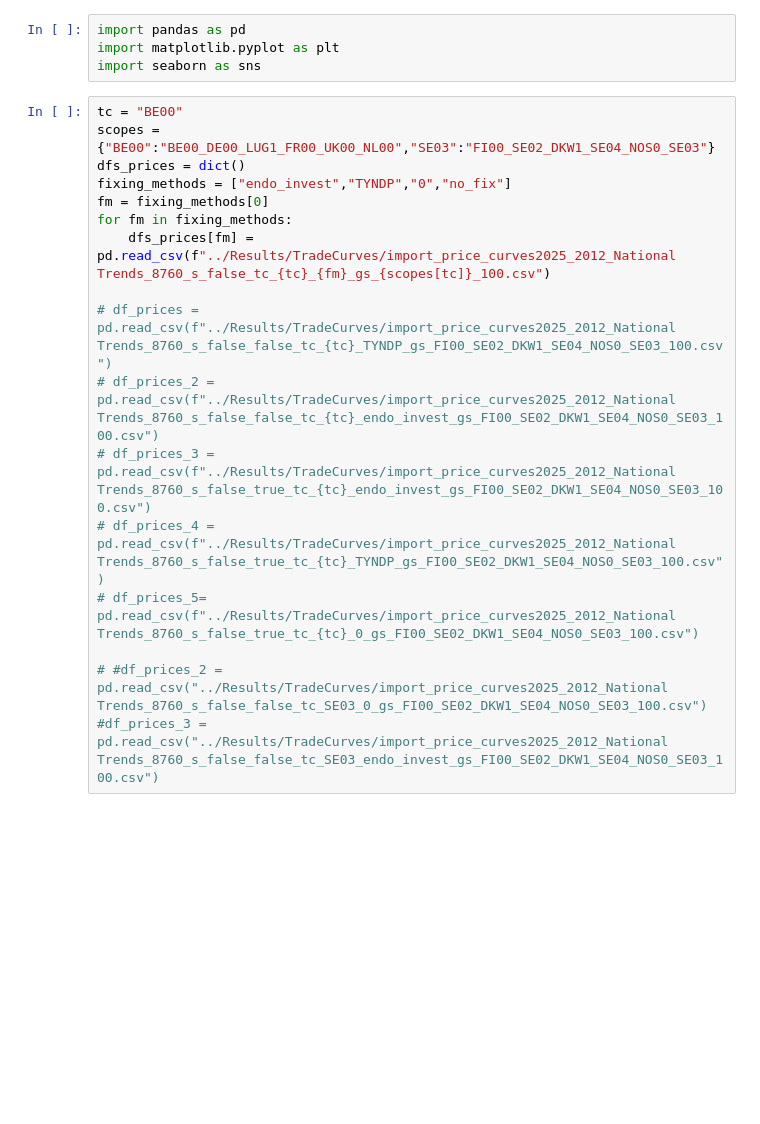
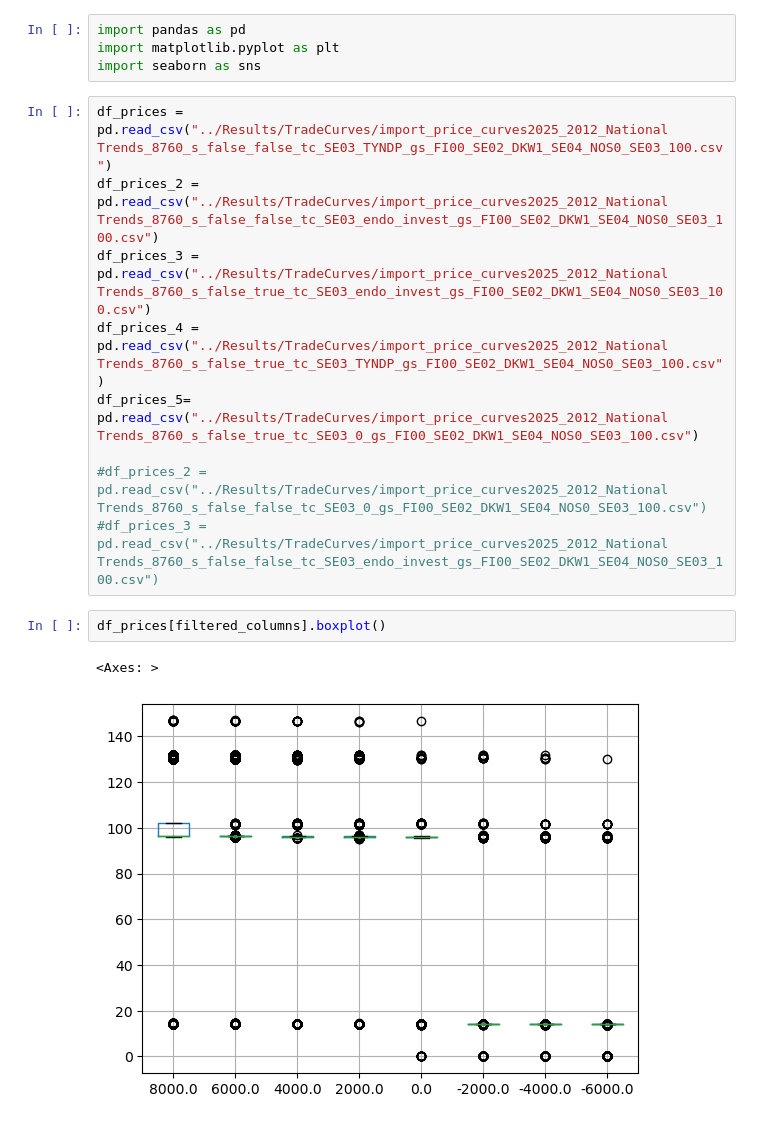
Before and after one commit to KristofPhillips95/ImportExport, a Jupyter notebook: analysis_scripts/PricesAnalysis.ipynb, the cells around one changed output. Drawn from its saved outputs; the diff is of its cells as text; blank space fills up the shorter version.

```diff
--- a/analysis_scripts/PricesAnalysis.ipynb
+++ b/analysis_scripts/PricesAnalysis.ipynb
@@ -3,22 +3,19 @@ import pandas as pd
 import matplotlib.pyplot as plt
 import seaborn as sns
 # %%
-tc = "BE00"
-scopes = {"BE00":"BE00_DE00_LUG1_FR00_UK00_NL00","SE03":"FI00_SE02_DKW1_SE04_NOS0_SE03"}
-dfs_prices = dict()
-fixing_methods = ["endo_invest","TYNDP","0","no_fix"]
-fm = fixing_methods[0]
-for fm in fixing_methods:
-    dfs_prices[fm] = pd.read_csv(f"../Results/TradeCurves/import_price_curves2025_2012_National Trends_8760_s_false_tc_{tc}_{fm}_gs_{scopes[tc]}_100.csv")
+df_prices = pd.read_csv("../Results/TradeCurves/import_price_curves2025_2012_National Trends_8760_s_false_false_tc_SE03_TYNDP_gs_FI00_SE02_DKW1_SE04_NOS0_SE03_100.csv")
+df_prices_2 = pd.read_csv("../Results/TradeCurves/import_price_curves2025_2012_National Trends_8760_s_false_false_tc_SE03_endo_invest_gs_FI00_SE02_DKW1_SE04_NOS0_SE03_100.csv")
+df_prices_3 = pd.read_csv("../Results/TradeCurves/import_price_curves2025_2012_National Trends_8760_s_false_true_tc_SE03_endo_invest_gs_FI00_SE02_DKW1_SE04_NOS0_SE03_100.csv")
+df_prices_4 = pd.read_csv("../Results/TradeCurves/import_price_curves2025_2012_National Trends_8760_s_false_true_tc_SE03_TYNDP_gs_FI00_SE02_DKW1_SE04_NOS0_SE03_100.csv")
+df_prices_5= pd.read_csv("../Results/TradeCurves/import_price_curves2025_2012_National Trends_8760_s_false_true_tc_SE03_0_gs_FI00_SE02_DKW1_SE04_NOS0_SE03_100.csv")
 
-# df_prices = pd.read_csv(f"../Results/TradeCurves/import_price_curves2025_2012_National Trends_8760_s_false_false_tc_{tc}_TYNDP_gs_FI00_SE02_DKW1_SE04_NOS0_SE03_100.csv")
-# df_prices_2 = pd.read_csv(f"../Results/TradeCurves/import_price_curves2025_2012_National Trends_8760_s_false_false_tc_{tc}_endo_invest_gs_FI00_SE02_DKW1_SE04_NOS0_SE03_100.csv")
-# df_prices_3 = pd.read_csv(f"../Results/TradeCurves/import_price_curves2025_2012_National Trends_8760_s_false_true_tc_{tc}_endo_invest_gs_FI00_SE02_DKW1_SE04_NOS0_SE03_100.csv")
-# df_prices_4 = pd.read_csv(f"../Results/TradeCurves/import_price_curves2025_2012_National Trends_8760_s_false_true_tc_{tc}_TYNDP_gs_FI00_SE02_DKW1_SE04_NOS0_SE03_100.csv")
-# df_prices_5= pd.read_csv(f"../Results/TradeCurves/import_price_curves2025_2012_National Trends_8760_s_false_true_tc_{tc}_0_gs_FI00_SE02_DKW1_SE04_NOS0_SE03_100.csv")
-
-# #df_prices_2 =  pd.read_csv("../Results/TradeCurves/import_price_curves2025_2012_National Trends_8760_s_false_false_tc_SE03_0_gs_FI00_SE02_DKW1_SE04_NOS0_SE03_100.csv")
+#df_prices_2 =  pd.read_csv("../Results/TradeCurves/import_price_curves2025_2012_National Trends_8760_s_false_false_tc_SE03_0_gs_FI00_SE02_DKW1_SE04_NOS0_SE03_100.csv")
 #df_prices_3 =  pd.read_csv("../Results/TradeCurves/import_price_curves2025_2012_National Trends_8760_s_false_false_tc_SE03_endo_invest_gs_FI00_SE02_DKW1_SE04_NOS0_SE03_100.csv")
+# %%
+df_prices[filtered_columns].boxplot()
+# %% [output]
+<Axes: >
+[figure, added]
 # %%
 df_filtered = df_prices[filtered_columns]
 mean_values = df_filtered.mean()
```
Also changed, not shown: parts of 8 cells of this notebook, 2 other files.
